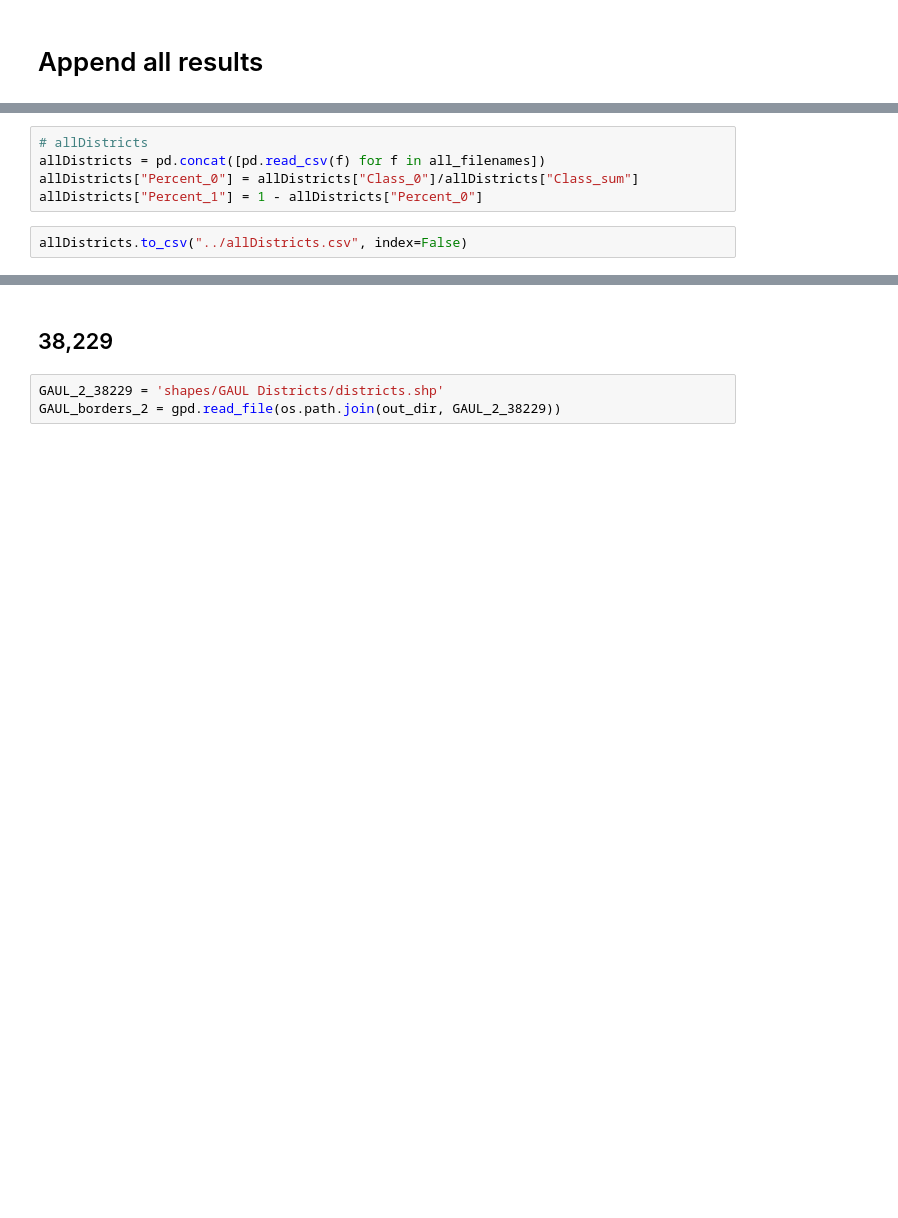
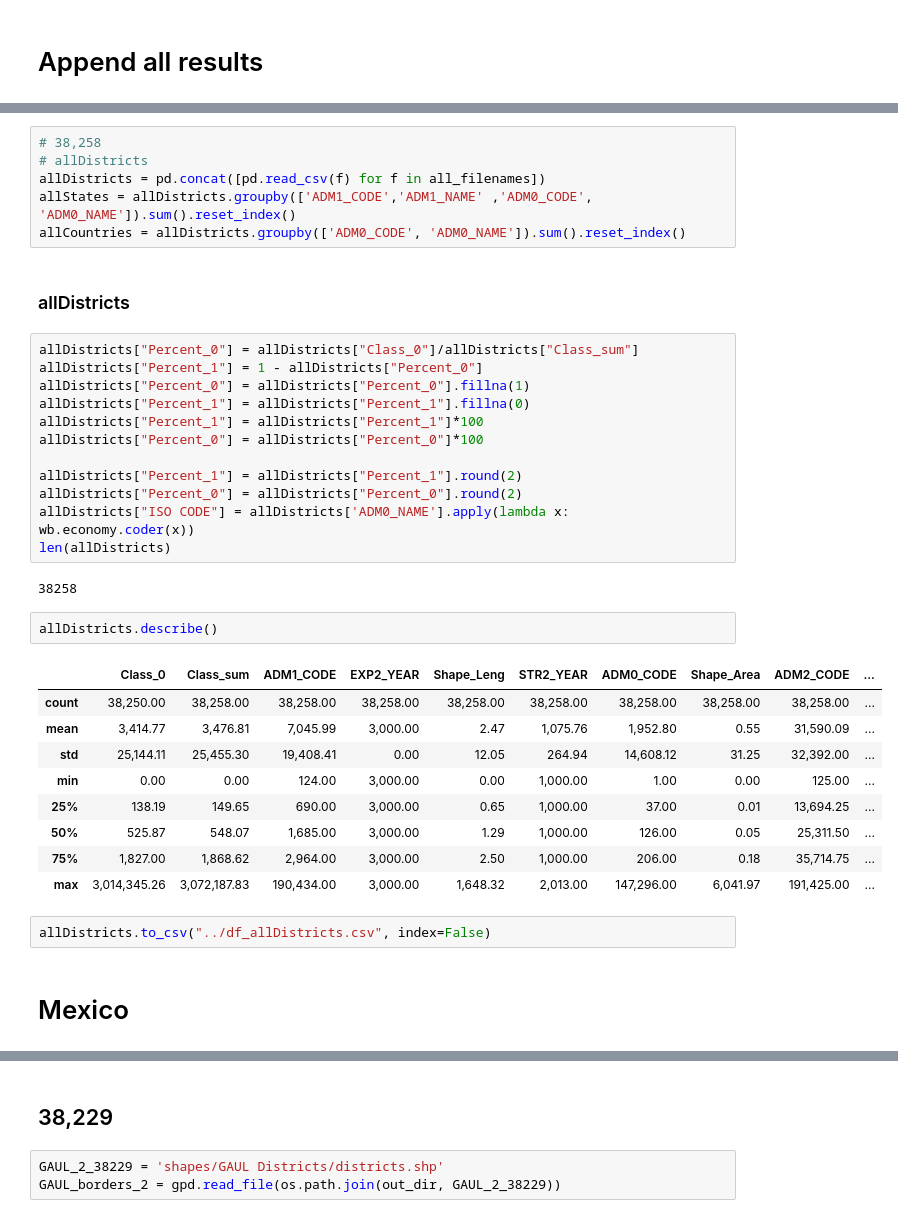
Before and after one commit to JavierParada/JavierParada.github.io, a Jupyter notebook: EL5M/AreaSqKm_01_Notebook.ipynb, the cells around one changed output, grey strips where cells are left out. Saved outputs shown, nothing was run; the diff lists cells and outputs as text; blank space fills up the shorter version.

```diff
--- a/EL5M/AreaSqKm_01_Notebook.ipynb
+++ b/EL5M/AreaSqKm_01_Notebook.ipynb
@@ -205,7 +254,38 @@ len(all_filenames)
 # %%
+# 38,258
 # allDistricts
 allDistricts = pd.concat([pd.read_csv(f) for f in all_filenames])
-allDistricts["Percent_0"] = allDistricts["Class_0"]/allDistricts["Class_sum"]
-allDistricts["Percent_1"] = 1 - allDistricts["Percent_0"]
+allStates = allDistricts.groupby(['ADM1_CODE','ADM1_NAME' ,'ADM0_CODE', 'ADM0_NAME']).sum().reset_index()
+allCountries = allDistricts.groupby(['ADM0_CODE', 'ADM0_NAME']).sum().reset_index()
+# %% [markdown]
+### allDistricts
+# %%
+allDistricts["Percent_0"] = allDistricts["Class_0"]/allDistricts["Class_sum"]
+allDistricts["Percent_1"] = 1 - allDistricts["Percent_0"]
+allDistricts["Percent_0"] = allDistricts["Percent_0"].fillna(1)
+allDistricts["Percent_1"] = allDistricts["Percent_1"].fillna(0)
+allDistricts["Percent_1"] = allDistricts["Percent_1"]*100
+allDistricts["Percent_0"] = allDistricts["Percent_0"]*100
+
+allDistricts["Percent_1"] = allDistricts["Percent_1"].round(2)
+allDistricts["Percent_0"] = allDistricts["Percent_0"].round(2)
+allDistricts["ISO CODE"] = allDistricts['ADM0_NAME'].apply(lambda x: wb.economy.coder(x))
+len(allDistricts)
+# %% [output]
+38258
+# %%
+allDistricts.describe()
+# %% [output]
+|  | Class_0 | Class_sum | ADM1_CODE | EXP2_YEAR | Shape_Leng | STR2_YEAR | ADM0_CODE | Shape_Area | ADM2_CODE | ... |
+| count | 38,250.00 | 38,258.00 | 38,258.00 | 38,258.00 | 38,258.00 | 38,258.00 | 38,258.00 | 38,258.00 | 38,258.00 | ... |
+| mean | 3,414.77 | 3,476.81 | 7,045.99 | 3,000.00 | 2.47 | 1,075.76 | 1,952.80 | 0.55 | 31,590.09 | ... |
+| std | 25,144.11 | 25,455.30 | 19,408.41 | 0.00 | 12.05 | 264.94 | 14,608.12 | 31.25 | 32,392.00 | ... |
+| min | 0.00 | 0.00 | 124.00 | 3,000.00 | 0.00 | 1,000.00 | 1.00 | 0.00 | 125.00 | ... |
+| 25% | 138.19 | 149.65 | 690.00 | 3,000.00 | 0.65 | 1,000.00 | 37.00 | 0.01 | 13,694.25 | ... |
+| 50% | 525.87 | 548.07 | 1,685.00 | 3,000.00 | 1.29 | 1,000.00 | 126.00 | 0.05 | 25,311.50 | ... |
+| 75% | 1,827.00 | 1,868.62 | 2,964.00 | 3,000.00 | 2.50 | 1,000.00 | 206.00 | 0.18 | 35,714.75 | ... |
+| max | 3,014,345.26 | 3,072,187.83 | 190,434.00 | 3,000.00 | 1,648.32 | 2,013.00 | 147,296.00 | 6,041.97 | 191,425.00 | ... |
 # %%
-allDistricts.to_csv("../allDistricts.csv", index=False)
+allDistricts.to_csv("../df_allDistricts.csv", index=False)
+# %% [markdown]
+# Mexico
```
Also changed, not shown: parts of 30 cells of this notebook.
